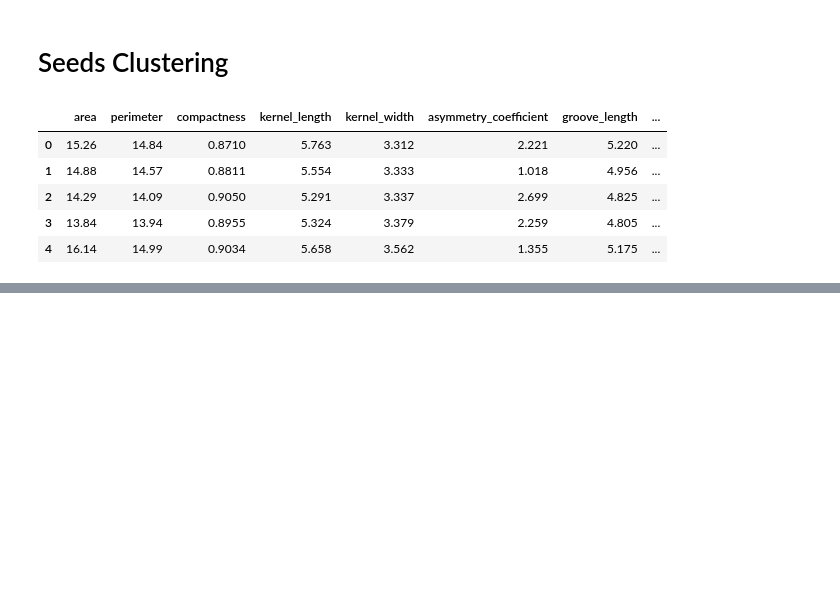
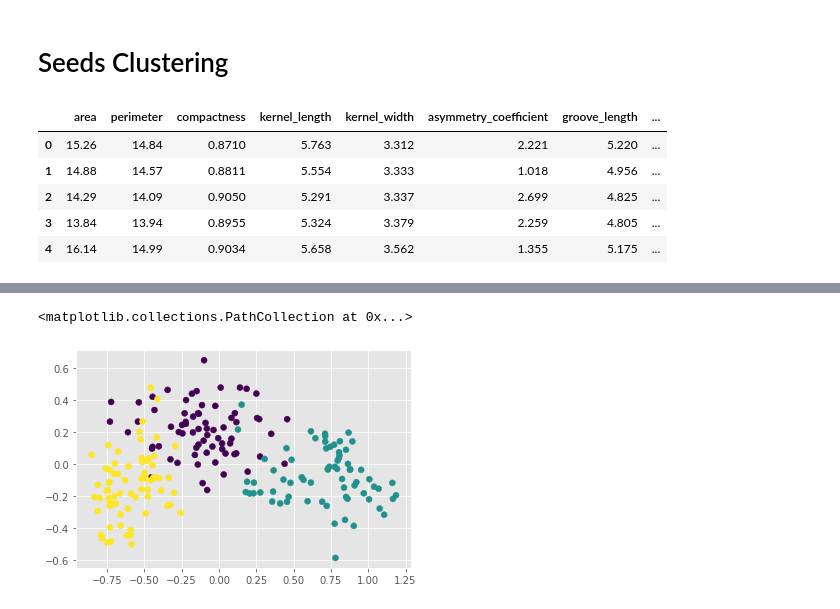
Before and after one commit to NishantBaheti/Azure-DataScience, a Jupyter notebook: SeedsClustering.ipynb, the cells around one changed output, grey strips where cells are left out. Saved outputs shown, nothing was run; the diff lists cells and outputs as text; code cells hidden in the pictures; blank space fills up the shorter version.

```diff
--- a/SeedsClustering.ipynb
+++ b/SeedsClustering.ipynb
@@ -24,0 +34,4 @@ array([0, 1, 2])
+# %%
+X = df[['area', 'perimeter', 'compactness', 'kernel_length', 'kernel_width','asymmetry_coefficient', 'groove_length']].values
+
+y = df['species'].values
@@ -24,0 +41,7 @@ array([0, 1, 2])
+# %%
+X_scaled = MinMaxScaler().fit_transform(X)
+X_PC = PCA(n_components=2).fit_transform(X_scaled)
+plt.scatter(X_PC[:,[0]],X_PC[:,[1]],c=y)
+# %% [output]
+<matplotlib.collections.PathCollection at 0x...>
+[figure, added]
```
Also changed, not shown: parts of 16 cells of this notebook, 1 other file.
